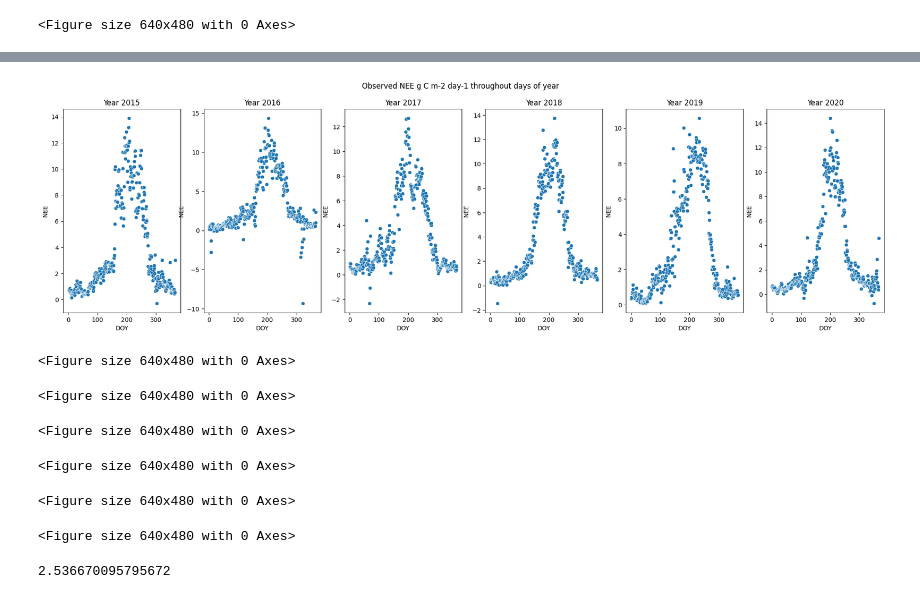
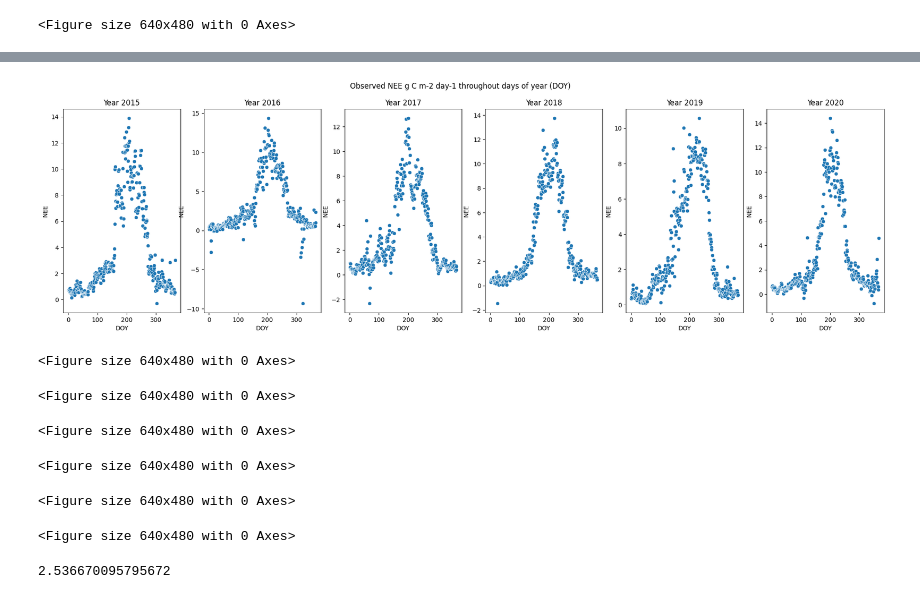
Before and after one commit to DinisDimitris/Net-ecosystem-exchange-Quantification, a Jupyter notebook: AnalysisNEE.ipynb, the cells around one changed output, grey strips where cells are left out. Saved outputs shown, nothing was run; the diff lists cells and outputs as text; code cells hidden in the pictures.

```diff
--- a/AnalysisNEE.ipynb
+++ b/AnalysisNEE.ipynb
@@ -91,7 +107,7 @@ yrs = 6
 # Create a figure with subplots
 fig, axs = plt.subplots(1, yrs, figsize=(4*yrs, 6))
 for i in range(6):
-    cur = df.loc[df['YEAR'] == strt_yr]
+    cur = df.loc[df['DATE'].dt.year == strt_yr]
 
 
 
@@ -132,30 +133,29 @@ Name: DATE, Length: 2192, dtype: int64
 # %%
 strt_yr = 2015
 observed_df['DATE']= pd.to_datetime(observed_df['DATE'])
 yrs = 6
 # Create a figure with subplots
 fig, axs = plt.subplots(1, yrs, figsize=(4*yrs, 6))
 for i in range(6):
     cur = observed_df.loc[observed_df['DATE'].dt.year == strt_yr]
 
 
 
     plt.figure()
     plt.tight_layout()
     sns.scatterplot(x=cur['DOY'], y=cur['NEE'], ax=axs[i],  alpha=1)
     axs[i].set_title(f'Year {strt_yr}')
 
     strt_yr += 1
 
 
-fig.suptitle('Observed NEE g C m-2 day-1 throughout days of year')
+fig.suptitle('Observed NEE g C m-2 day-1 throughout days of year (DOY)')
 
-plt.subplots_adjust(wspace=0.3)
+plt.subplots_adjust(wspace=0.2)
 
-fig.savefig('muie.png', dpi=100)
 plt.show()
 # %% [output]
-[figure, old version]
+[figure, new version]
 <Figure size 640x480 with 0 Axes>
 <Figure size 640x480 with 0 Axes>
 <Figure size 640x480 with 0 Axes>
```
Also changed, not shown: parts of 2 cells of this notebook, 17 other files.
